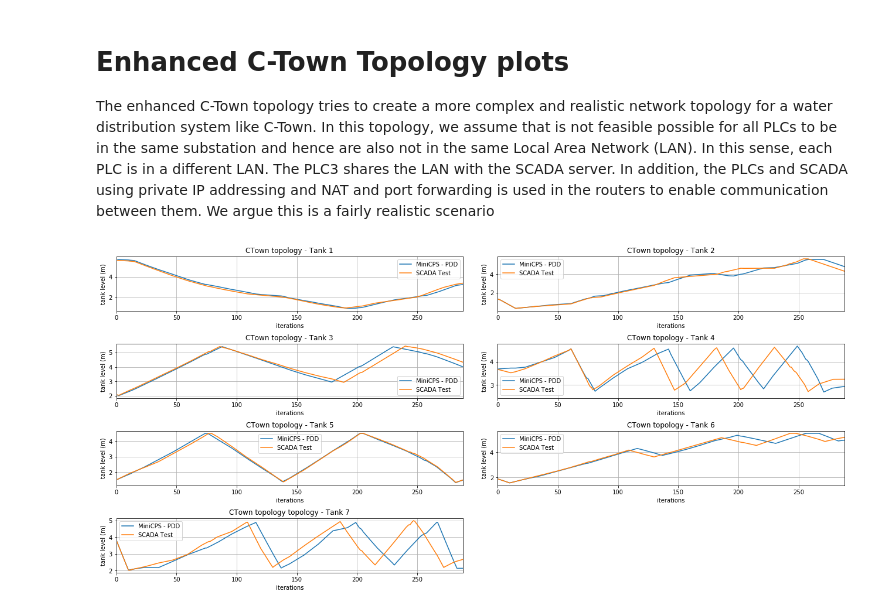
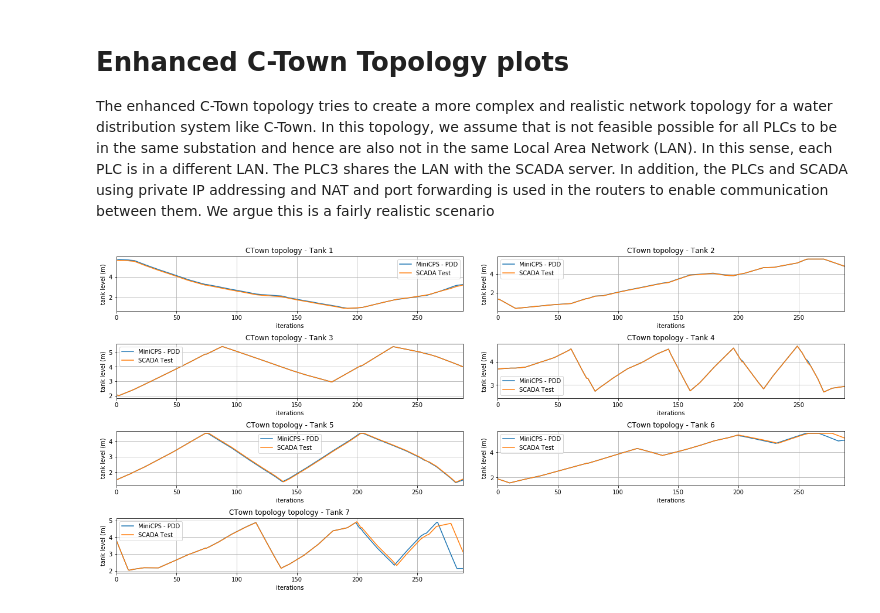
Before and after one commit to Critical-Infrastructure-Systems-Lab/DHALSIM, a Jupyter notebook: ICS_topologies/enhanced_ctown_topology/plot_enhanced_ctown.ipynb, the cells around one changed output. Drawn from its saved outputs; the diff is of its cells as text; code cells hidden in the pictures.

```diff
--- a/ICS_topologies/enhanced_ctown_topology/plot_enhanced_ctown.ipynb
+++ b/ICS_topologies/enhanced_ctown_topology/plot_enhanced_ctown.ipynb
@@ -13,12 +13,12 @@ import pandas as pd
 # %%
 no_minicps_ctown = pd.read_csv('no_attack/output/physical_process.csv')
 
-minicps_ctown = pd.read_csv('icss_paper_attacks/normal_behavior/week_0/physical_process.csv')
-minicps_ctown_scada = pd.read_csv('scada_test/week_0/physical_process.csv')
+minicps_ctown = pd.read_csv('year_simulation/week_0/physical_process.csv')
+minicps_ctown_scada = pd.read_csv('api_tests/week_0/physical_process.csv')
 #minicps_ctown_plc1_attack = pd.read_csv('plc1_attack/output/physical_process.csv')
 #minicps_ctown_mitm_plc5_attack = pd.read_csv('mitm_plc5_attack/output/physical_process.csv')
 #minicps_ctown_plc1_exp_attack = pd.read_csv('vm_tests/tank_1_empty_exponential/week_19/physical_process.csv')
-minicps_ctown_plc7_plc5_exp_attack = pd.read_csv('icss_paper_attacks/tank_5_overflow_exponential_1_day/week_19/physical_process.csv')
+#minicps_ctown_plc7_plc5_exp_attack = pd.read_csv('icss_paper_attacks/tank_5_overflow_exponential_1_day/week_19/physical_process.csv')
 
 subplot_hspace = 0.6
 subplot_wspace = 0.1
@@ -94,31 +94,31 @@ plt.subplots_adjust(top=2.00, right=3.00, hspace = subplot_hspace, wspace=subplo
 plt.grid(True)
 
 dd = plt.subplot(4,2,6)
 minicps_ctown["T6_LEVEL"].plot(label='MiniCPS - PDD', ax=dd)
 minicps_ctown_scada["T6_LEVEL"].plot(label='SCADA Test', ax=dd)
 plt.xlim(left=0, right=288)
 #minicps_ctown_plc1_attack["T6_LEVEL"].plot(label='MiniCPS - PLC1 Attack', ax=dd)
 #minicps_ctown_mitm_plc5_attack["T6_LEVEL"].plot(label='MiniCPS - Mitm PLC5 Attack', ax=dd)
 #minicps_ctown_plc7_plc5_exp_attack["T6_LEVEL"].plot(label='C-Town PLC7 Exponential Attack', ax=dd)
 plt.title("CTown topology - Tank 6")
 plt.xlabel('iterations')
 plt.ylabel('tank level (m)')
 plt.legend()
 plt.subplots_adjust(top=2.00, right=3.00, hspace = subplot_hspace, wspace=subplot_wspace)
 plt.grid(True)
 
 dd = plt.subplot(4,2,7)
 minicps_ctown["T7_LEVEL"].plot(label='MiniCPS - PDD', ax=dd)
 minicps_ctown_scada["T7_LEVEL"].plot(label='SCADA Test', ax=dd)
 plt.xlim(left=0, right=288)
 #minicps_ctown_plc1_attack["T7_LEVEL"].plot(label='MiniCPS - PLC1 Attack', ax=dd)
 #minicps_ctown_mitm_plc5_attack["T7_LEVEL"].plot(label='MiniCPS - Mitm PLC5 Attack', ax=dd)
 #minicps_ctown_plc7_plc5_exp_attack["T7_LEVEL"].plot(label='C-Town PLC7 Exponential Attack', ax=dd)
 plt.title("CTown topology topology - Tank 7")
 plt.xlabel('iterations')
 plt.ylabel('tank level (m)')
 plt.legend()
 plt.subplots_adjust(top=2.00, right=3.00, hspace = subplot_hspace, wspace=subplot_wspace)
 plt.grid(True)
 # %% [output]
-[figure, old version]
+[figure, new version]
```
Also changed, not shown: 10 other files.
